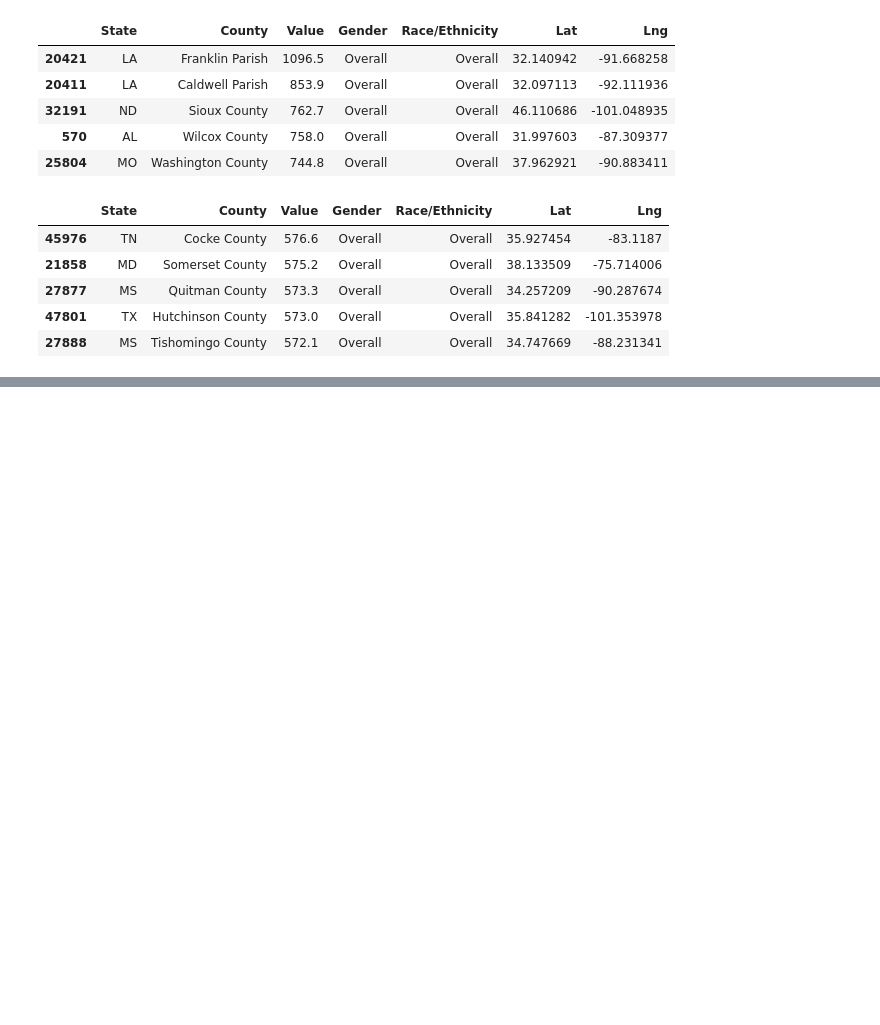
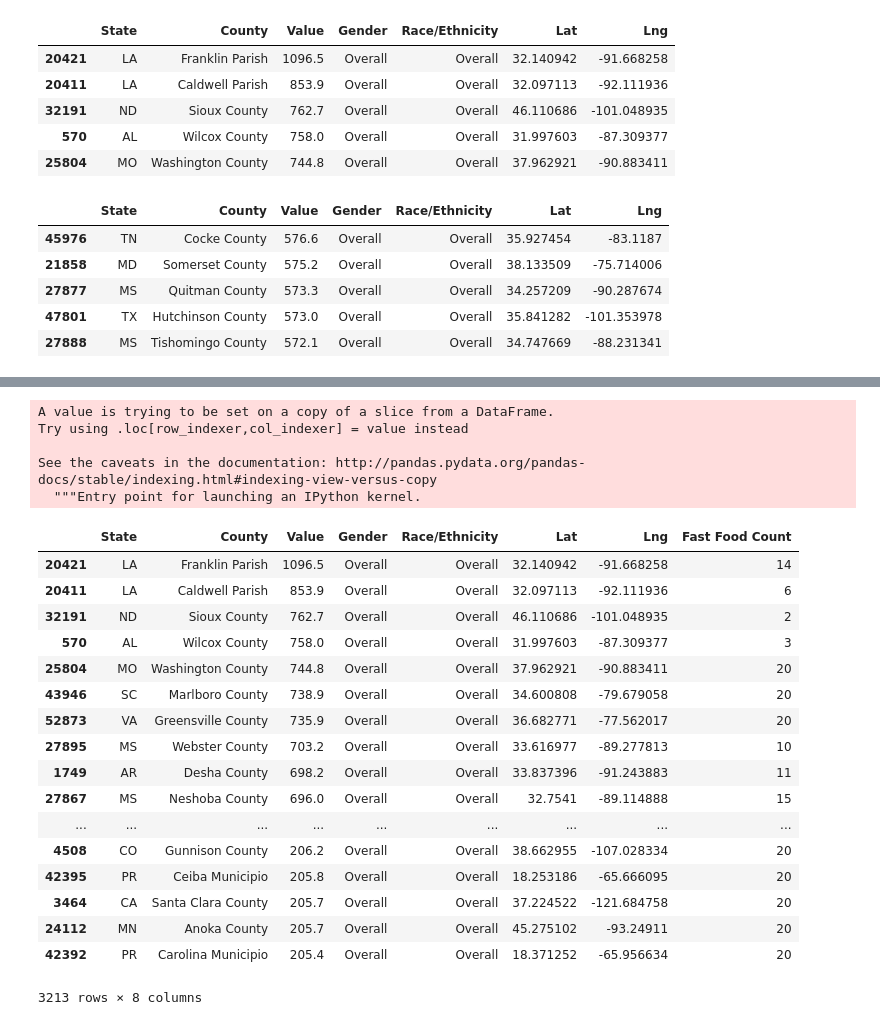
Before and after one commit to petersmyers/Project1, a Jupyter notebook: Clean_Data.ipynb, the cells around one changed output, grey strips where cells are left out. Drawn from its saved outputs; the diff is of its cells as text; code cells hidden in the pictures; blank space fills up the shorter version.

```diff
--- a/Clean_Data.ipynb
+++ b/Clean_Data.ipynb
@@ -38,7 +42,8 @@ df["Lat"]= split[0]
 df["Lng"]= splitLng[0]
 
 # Dropping old Name columns
-df.drop(columns =["LatLng"], inplace = True)
+df = df.drop(columns =["LatLng"])
 
 # df display
-#df
+
+df.head()
@@ -323,0 +315,7 @@ census_pd.to_csv("cleanedCensus.csv")
+# %%
+#Cleaning up google_Latlng df
+google_Latlng = google_Latlng.loc[google_Latlng['Gender']== "Overall"]
+google_Latlng = google_Latlng.loc[google_Latlng['Race/Ethnicity'] == "Overall"]
+google_Latlng = google_Latlng.sort_values(['Value'],ascending=False)
+
+#google_Latlng.head()
@@ -323,0 +329,6 @@ census_pd.to_csv("cleanedCensus.csv")
+# %%
+# Top 10
+google_top10 = google_Latlng.iloc[range(0,round(rows)),]
+
+#Bottom 10
+google_bottom10= county.iloc[range(len(county)- round(rows), len(county))]
@@ -323,0 +343,48 @@ census_pd.to_csv("cleanedCensus.csv")
+# %%
+fast_food_count = []
+base_url = "https://maps.googleapis.com/maps/api/place/nearbysearch/json?query=Fast+Food&"
+token = 0
+if token < 1:
+    for i in google_top10["Lat/Lng"]:
+        params = {
+        "location": i,
+        "keyword": "fast",
+        "radius": 35000,
+        "type": "restaurant",
+        "key": gkey}
+        response = requests.get(base_url, params=params)
+
+        # convert response to json
+        places_data = response.json()
+        # Print the json (pretty printed)
+        #print(json.dumps(places_data, indent=4, sort_keys=True))
+
+        fast_food_count.append(len(places_data["results"]))
+# %%
+# Adding Fast Food Column to Top 10 df
+top10['Fast Food Count'] = fast_food_count
+#top10.head()
+# %% [output]
+A value is trying to be set on a copy of a slice from a DataFrame.
+Try using .loc[row_indexer,col_indexer] = value instead
+
+See the caveats in the documentation: http://pandas.pydata.org/pandas-docs/stable/indexing.html#indexing-view-versus-copy
+  """Entry point for launching an IPython kernel.
+|  | State | County | Value | Gender | Race/Ethnicity | Lat | Lng | Fast Food Count |
+| 20421 | LA | Franklin Parish | 1096.5 | Overall | Overall | 32.140942 | -91.668258 | 14 |
+| 20411 | LA | Caldwell Parish | 853.9 | Overall | Overall | 32.097113 | -92.111936 | 6 |
+| 32191 | ND | Sioux County | 762.7 | Overall | Overall | 46.110686 | -101.048935 | 2 |
+| 570 | AL | Wilcox County | 758.0 | Overall | Overall | 31.997603 | -87.309377 | 3 |
+| 25804 | MO | Washington County | 744.8 | Overall | Overall | 37.962921 | -90.883411 | 20 |
+| 43946 | SC | Marlboro County | 738.9 | Overall | Overall | 34.600808 | -79.679058 | 20 |
+| 52873 | VA | Greensville County | 735.9 | Overall | Overall | 36.682771 | -77.562017 | 20 |
+| 27895 | MS | Webster County | 703.2 | Overall | Overall | 33.616977 | -89.277813 | 10 |
+| 1749 | AR | Desha County | 698.2 | Overall | Overall | 33.837396 | -91.243883 | 11 |
+| 27867 | MS | Neshoba County | 696.0 | Overall | Overall | 32.7541 | -89.114888 | 15 |
+| ... | ... | ... | ... | ... | ... | ... | ... | ... |
+| 4508 | CO | Gunnison County | 206.2 | Overall | Overall | 38.662955 | -107.028334 | 20 |
+| 42395 | PR | Ceiba Municipio | 205.8 | Overall | Overall | 18.253186 | -65.666095 | 20 |
+| 3464 | CA | Santa Clara County | 205.7 | Overall | Overall | 37.224522 | -121.684758 | 20 |
+| 24112 | MN | Anoka County | 205.7 | Overall | Overall | 45.275102 | -93.24911 | 20 |
+| 42392 | PR | Carolina Municipio | 205.4 | Overall | Overall | 18.371252 | -65.956634 | 20 |
+3213 rows × 8 columns
```
Also changed, not shown: parts of 13 cells of this notebook, 1 other file.
